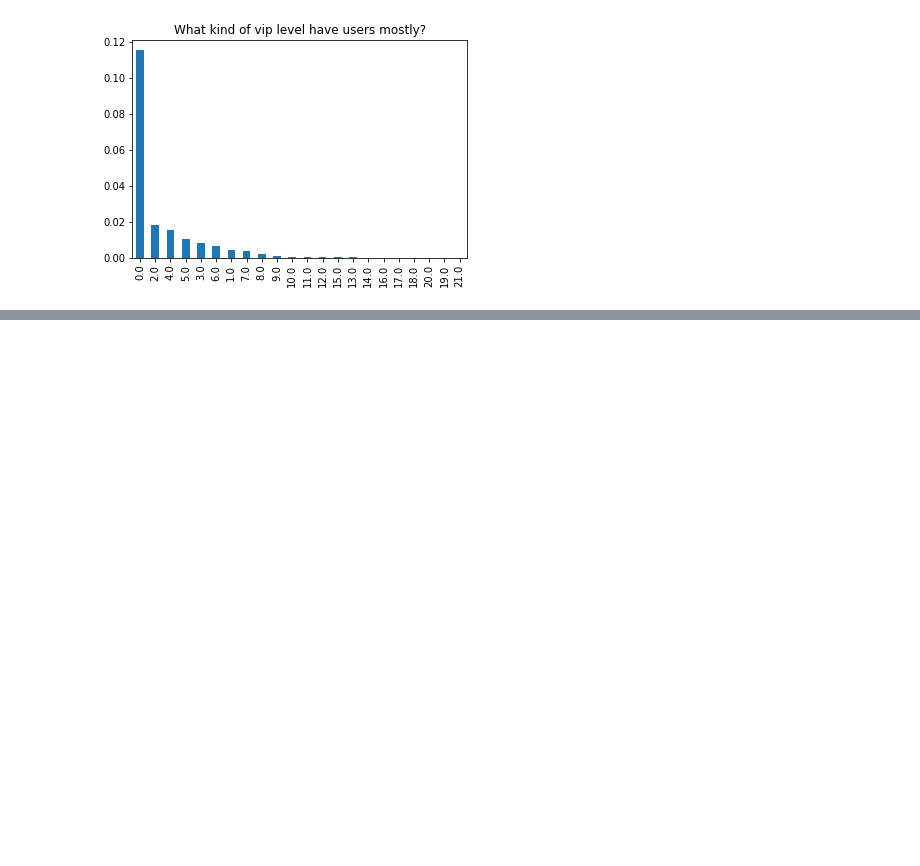
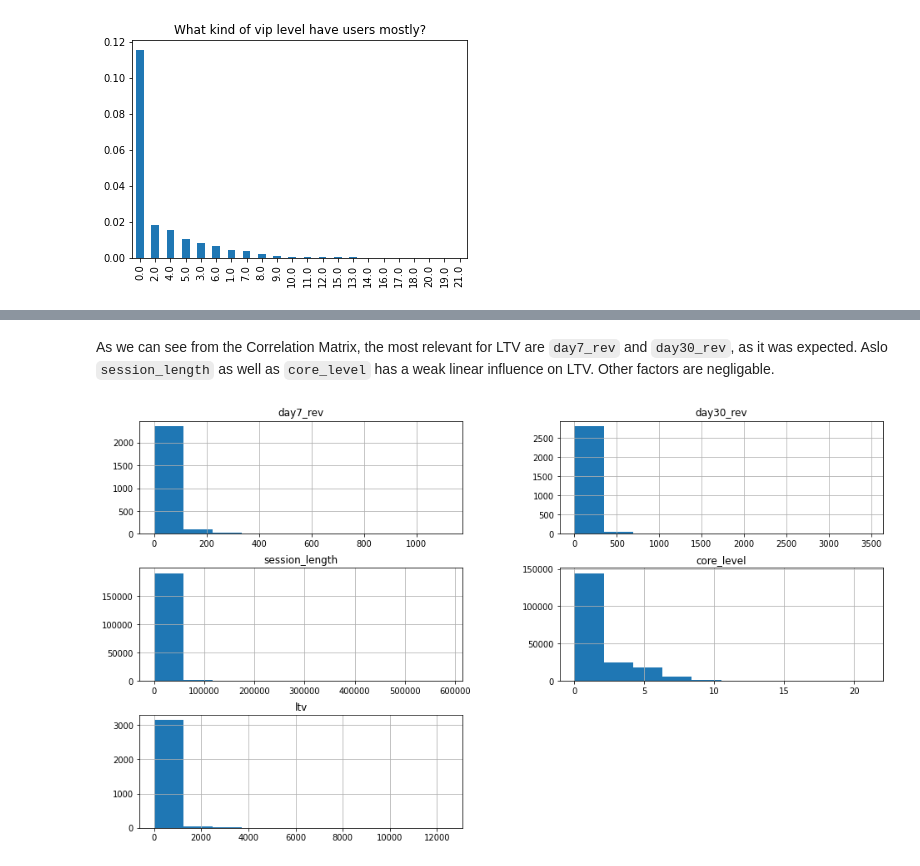
Before and after one commit to eugtanchik/tilting-point, a Jupyter notebook: ltv_prediction.ipynb, the cells around one changed output, grey strips where cells are left out. Drawn from its saved outputs; the diff is of its cells as text; code cells hidden in the pictures; blank space fills up the shorter version.

```diff
--- a/ltv_prediction.ipynb
+++ b/ltv_prediction.ipynb
@@ -144,0 +170,6 @@ corr
+# %% [markdown]
+As we can see from the Correlation Matrix, the most relevant for LTV are `day7_rev` and `day30_rev`, as it was expected. Aslo `session_length` as well as `core_level` has a weak linear influence on LTV. Other factors are negligable.
+# %%
+df[['day7_rev', 'day30_rev', 'session_length', 'core_level', 'ltv']].hist(figsize=(16, 9));
+# %% [output]
+[figure, added]
```
Also changed, not shown: parts of 35 cells of this notebook.
